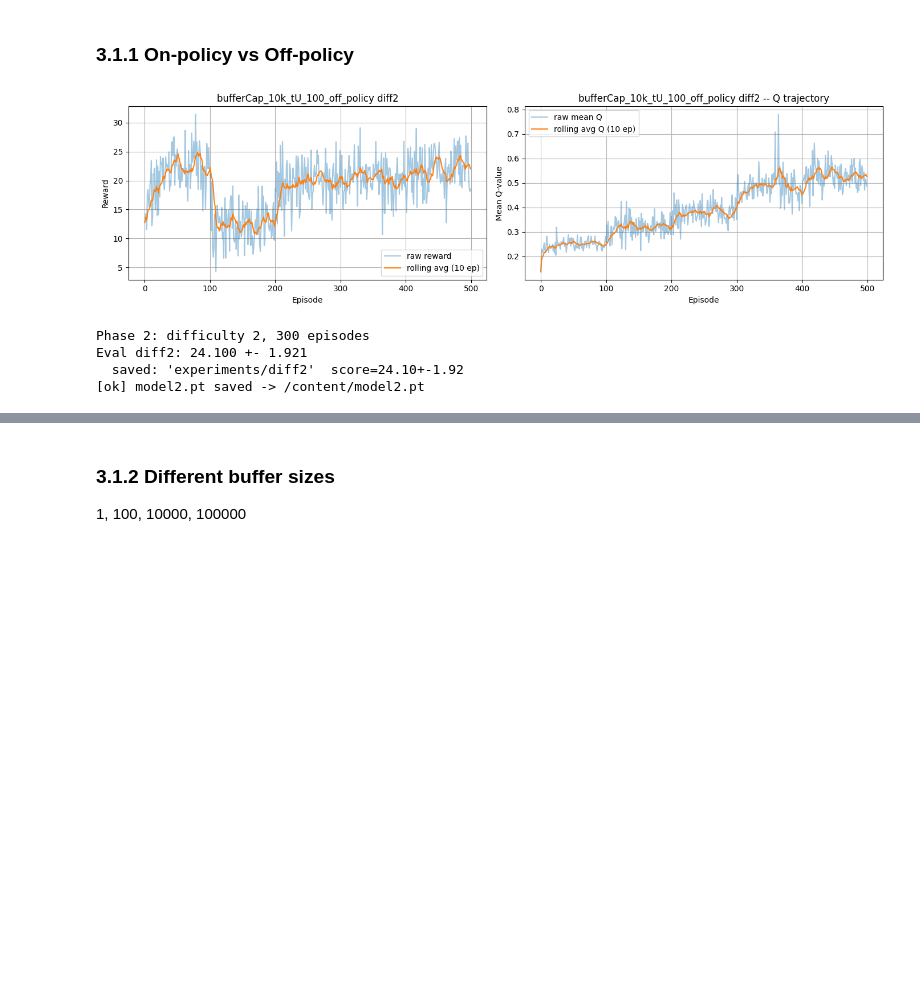
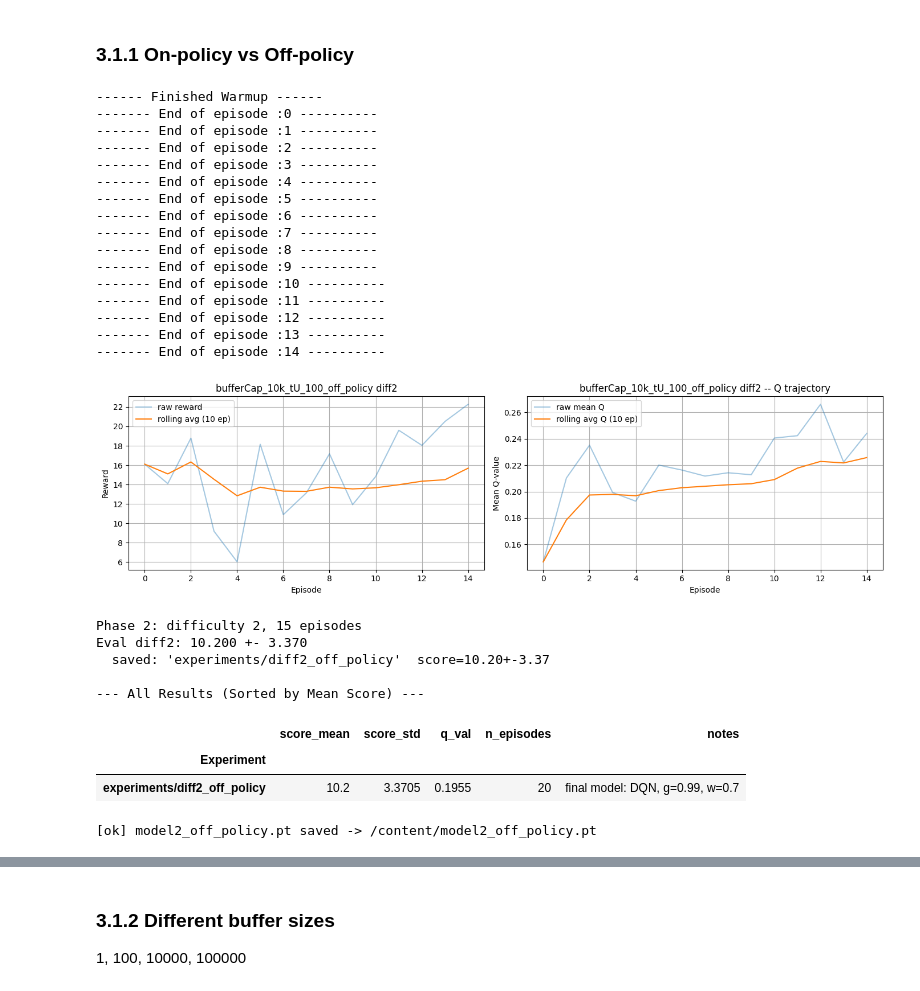
Before and after one commit to rarosilva/DL_Proj2, a Jupyter notebook: tasks/task2.ipynb, the cells around one changed output, grey strips where cells are left out. Cells and saved outputs as stored; diff of their text form; code cells hidden in the pictures; blank space fills up the shorter version.

Commit message:
added results tracker

```diff
--- a/tasks/task2.ipynb
+++ b/tasks/task2.ipynb
@@ -53,7 +53,7 @@ Mounted at /content/drive
 Shared hyperparameters -- change here, applies everywhere.
 # %%
 # -- run control -------------------------------------------------------
-FAST_RUN           = True   # True: tiny ep counts (<10 min CPU, sanity check only)
+FAST_RUN           = False   # True: tiny ep counts (<10 min CPU, sanity check only)
                              # False: full training -- use for real results
 LOAD_SAVED_RESULTS = True  # True: load results_log.json instead of re-running
 
@@ -717,7 +718,7 @@ Best config for Sections 5 and 6:
 # %%
 import time, os, torch
 
-def getResults(train, net, diff="0"):
+def getResults(train, net, diff="0", experiment_tag=""):
   print(f'Phase {diff}: difficulty {diff}, {N_EPISODES_LG} episodes')
   net, rew0, los0, q0 = train
   start = time.time()
@@ -728,12 +729,11 @@ def getResults(train, net, diff="0"):
       preprocess_fn=BEST_PREPROCESS)
   print(f'Eval diff{diff}: {mean0:.3f} +- {std0:.3f}')
 
-  _save_path = os.path.join(os.getcwd(), f'model{diff}.pt')
-  torch.save(net.state_dict(), _save_path)
-  save_result(f'experiments/diff{diff}', mean0, std0, q_val=q0_f,
+  _save_path = os.path.join(os.getcwd(), f'model{diff}_{experiment_tag}.pt')
+  save_result(f'experiments/diff{diff}_{experiment_tag}', mean0, std0, q_val=q0_f,
               n_episodes=N_EPISODES_XL,
-  notes=f'final model: {BEST_ARCH_CLASS.__name__}, g={BEST_GAMMA}, w={BEST_WARMUP}')
-  print(f'[ok] model{diff}.pt saved -> {_save_path}')
+  notes="")
+  print(f'[ok] model{diff}_{experiment_tag}.pt saved -> {_save_path}')
 # %%
 # Init agent
 q = BEST_ARCH_CLASS(n_frames=BEST_N_FRAMES).to(device)
@@ -748,24 +748,45 @@ optimizer = optim.RMSprop(q.parameters(), lr=LR, alpha=0.99, eps=1e-8)
 # %%
 #off-policy
 train_used = train(
       envs[f'difficulty_2'], q, optimizer,
       n_episodes=N_EPISODES_LG,
       n_frames=BEST_N_FRAMES,
       heuristic=BEST_HEURISTIC,
       warmup_pct=BEST_WARMUP,
       use_huber=True,
       gamma=BEST_GAMMA,
       name=f'bufferCap_10k_tU_100_off_policy diff2',
       preprocess_fn=BEST_PREPROCESS,
       )
 
-getResults(train_used, q, "2")
+getResults(train_used, q, "2", "off_policy")
 # %% [output]
+------ Finished Warmup ------
+------- End of episode :0 ----------
+------- End of episode :1 ----------
+------- End of episode :2 ----------
+------- End of episode :3 ----------
+------- End of episode :4 ----------
+------- End of episode :5 ----------
+------- End of episode :6 ----------
+------- End of episode :7 ----------
+------- End of episode :8 ----------
+------- End of episode :9 ----------
+------- End of episode :10 ----------
+------- End of episode :11 ----------
+------- End of episode :12 ----------
+------- End of episode :13 ----------
+------- End of episode :14 ----------
-[figure, old version]
+[figure, new version]
-Phase 2: difficulty 2, 300 episodes
-Eval diff2: 24.100 +- 1.921
-  saved: 'experiments/diff2'  score=24.10+-1.92
-[ok] model2.pt saved -> /content/model2.pt
+Phase 2: difficulty 2, 15 episodes
+Eval diff2: 10.200 +- 3.370
+  saved: 'experiments/diff2_off_policy'  score=10.20+-3.37
+
+--- All Results (Sorted by Mean Score) ---
+|  | score_mean | score_std | q_val | n_episodes | notes |
+| Experiment |  |  |  |  |  |
+| experiments/diff2_off_policy | 10.2 | 3.3705 | 0.1955 | 20 | final model: DQN, g=0.99, w=0.7 |
+[ok] model2_off_policy.pt saved -> /content/model2_off_policy.pt
 # %%
 #on-policy
 train_used = train(
```
Also changed, not shown: parts of 19 cells of this notebook.
